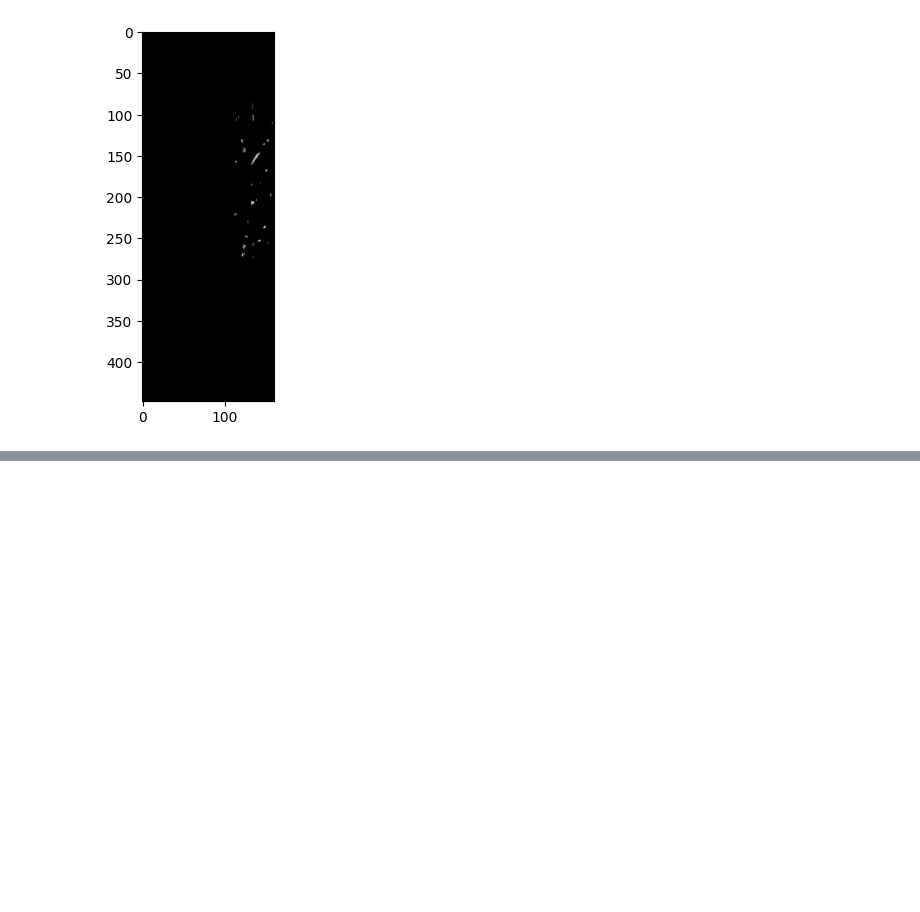
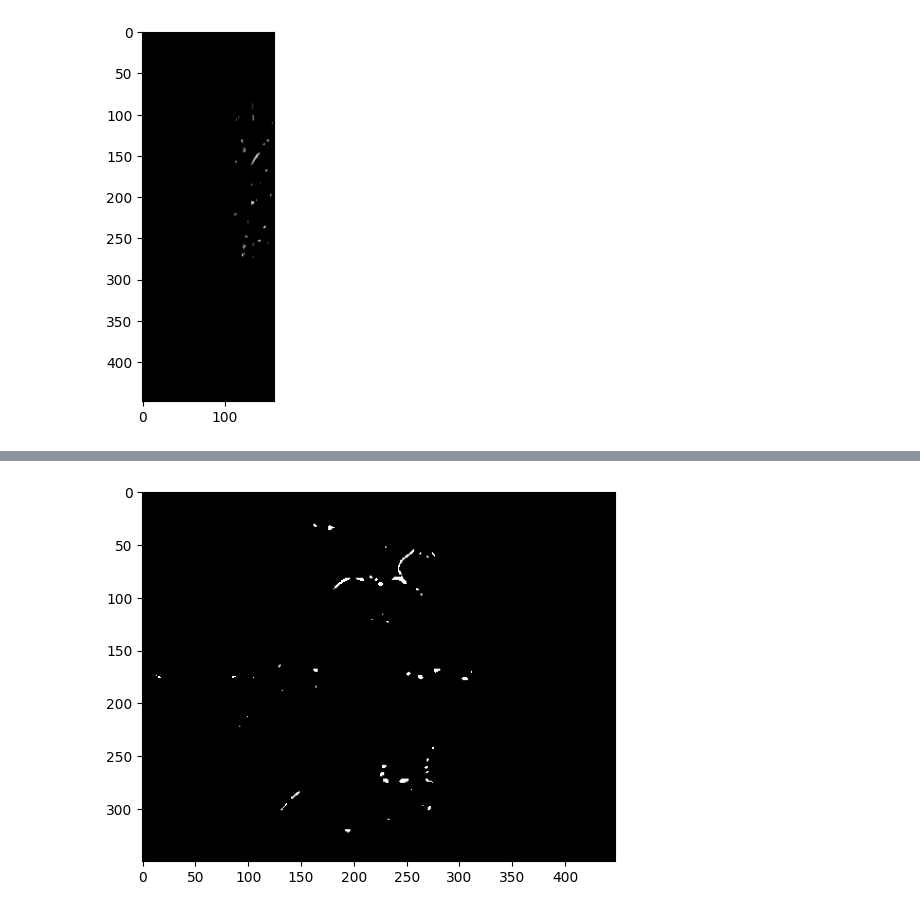
Before and after one commit to pzareba22/vessel_segmentation, a Jupyter notebook: 1.ipynb, the cells around one changed output, grey strips where cells are left out. Drawn from its saved outputs; the diff is of its cells as text; code cells hidden in the pictures; blank space fills up the shorter version.

```diff
--- a/1.ipynb
+++ b/1.ipynb
@@ -20,0 +31,9 @@ plt.show()
+# %%
+from skimage.filters import threshold_yen
+
+thresh = threshold_yen(demo_img)
+masked = demo_img >= thresh
+plt.imshow(masked, cmap="gray")
+plt.show()
+# %% [output]
+[figure, added]
```
Also changed, not shown: parts of 8 cells of this notebook.
